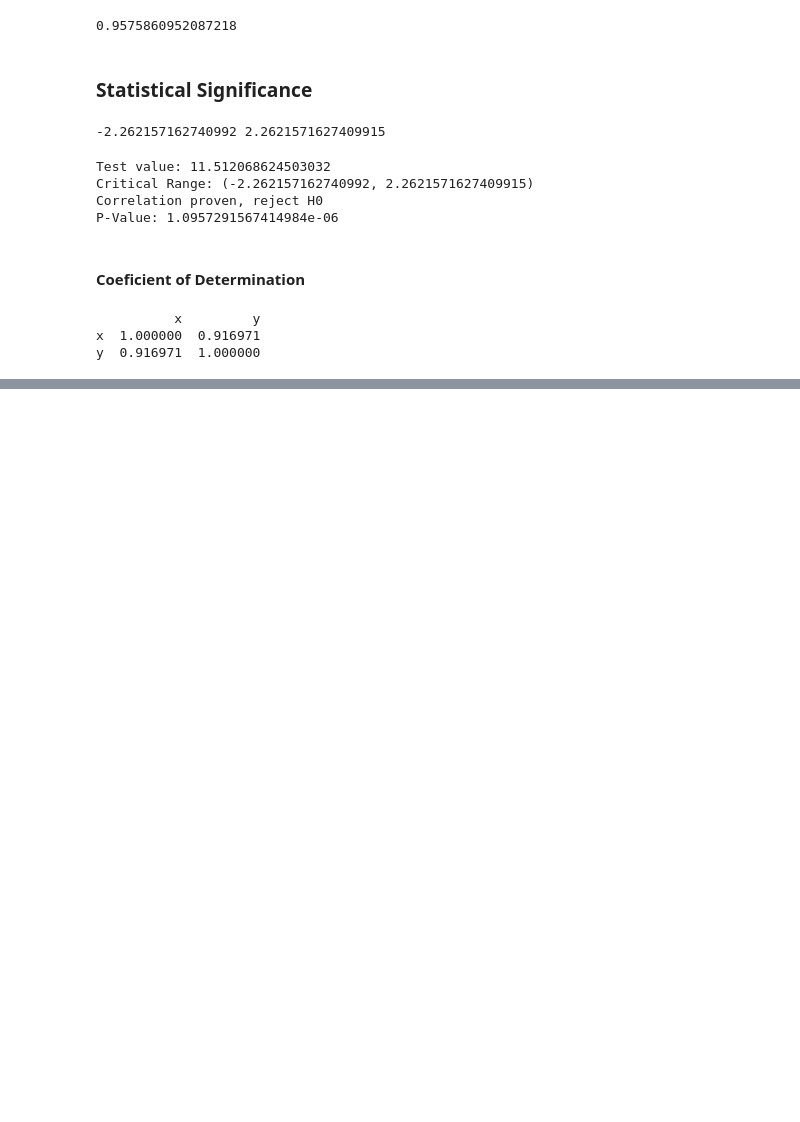
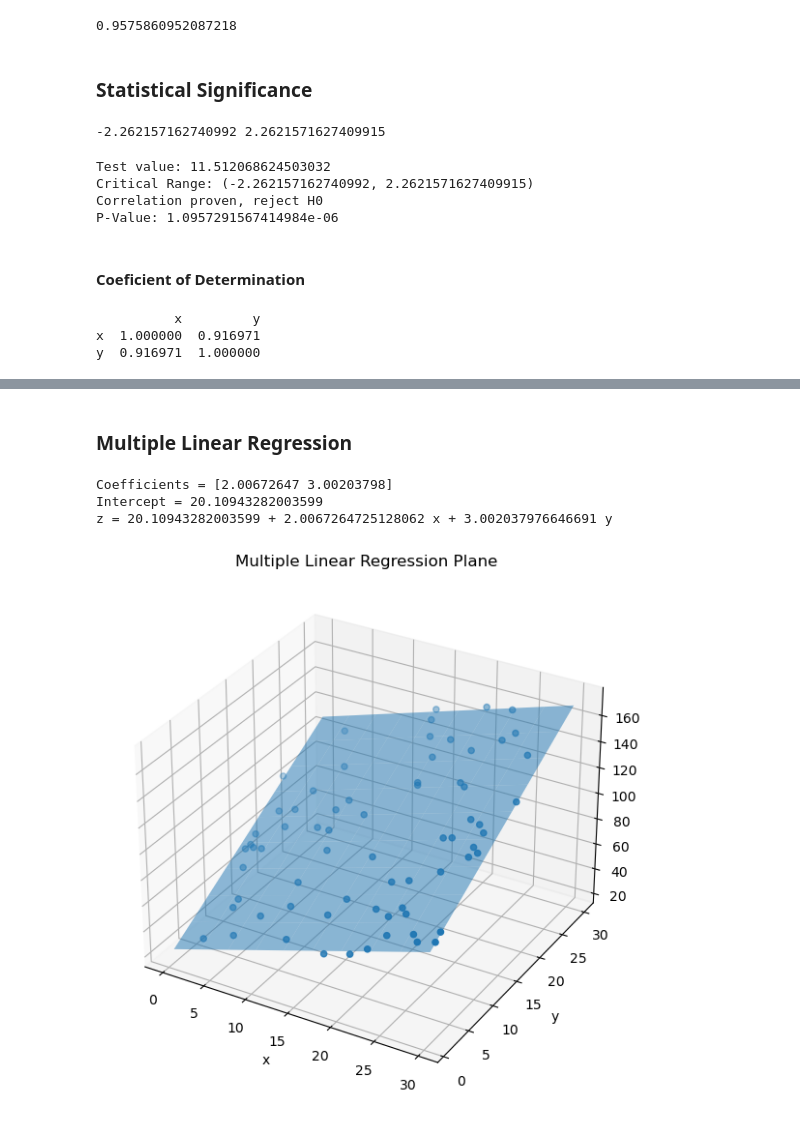
Before and after one commit to PabloPombo/Python_Learning-DS-AI-other_libraries, a Jupyter notebook: OREILLY-Books/Essential_Math_for_Data_Science/5.Linear Regression.ipynb, the cells around one changed output, grey strips where cells are left out. Cells and saved outputs as stored; diff of their text form; code cells hidden in the pictures; blank space fills up the shorter version.

```diff
--- a/OREILLY-Books/Essential_Math_for_Data_Science/5.Linear Regression.ipynb
+++ b/OREILLY-Books/Essential_Math_for_Data_Science/5.Linear Regression.ipynb
@@ -516,0 +661,71 @@ y  0.916971  1.000000
+# %% [markdown]
+### Multiple Linear Regression
+# %%
+import pandas as pd
+from sklearn.linear_model import LinearRegression
+
+#Load Data
+df = pd.read_csv('https://bit.ly/2X1HWH7', delimiter=",")
+
+#Extract input and variables
+X = df.values[:,:-1]
+Y = df.values[:,-1]
+
+fit = LinearRegression().fit(X,Y)
+
+print(f'Coefficients = {fit.coef_}')
+print(f'Intercept = {fit.intercept_}')
+print(f'z = {fit.intercept_} + {fit.coef_[0]} x + {fit.coef_[1]} y')
+# %% [output]
+Coefficients = [2.00672647 3.00203798]
+Intercept = 20.10943282003599
+z = 20.10943282003599 + 2.0067264725128062 x + 3.002037976646691 y
+# %%
+import pandas as pd
+import numpy as np
+import matplotlib.pyplot as plt
+from sklearn.linear_model import LinearRegression
+
+# Load Data
+df = pd.read_csv('https://bit.ly/2X1HWH7', delimiter=",")
+
+# Variables
+X = df.values[:, :-1]
+Y = df.values[:, -1]
+
+# Modelo
+fit = LinearRegression().fit(X, Y)
+
+# Crear figura 3D
+fig = plt.figure(figsize=(10,7))
+ax = fig.add_subplot(111, projection='3d')
+
+# Puntos reales
+ax.scatter(X[:,0], X[:,1], Y)
+
+# Crear malla para el plano
+x_range = np.linspace(X[:,0].min(), X[:,0].max(), 10)
+y_range = np.linspace(X[:,1].min(), X[:,1].max(), 10)
+
+x_grid, y_grid = np.meshgrid(x_range, y_range)
+
+# Calcular z del plano
+z_grid = (
+    fit.intercept_
+    + fit.coef_[0] * x_grid
+    + fit.coef_[1] * y_grid
+)
+
+# Dibujar plano
+ax.plot_surface(x_grid, y_grid, z_grid, alpha=0.5)
+
+# Labels
+ax.set_xlabel('x')
+ax.set_ylabel('y')
+ax.set_zlabel('z')
+
+plt.title("Multiple Linear Regression Plane")
+
+plt.show()
+# %% [output]
+[figure, added]
```
Also changed, not shown: parts of 9 cells of this notebook.
